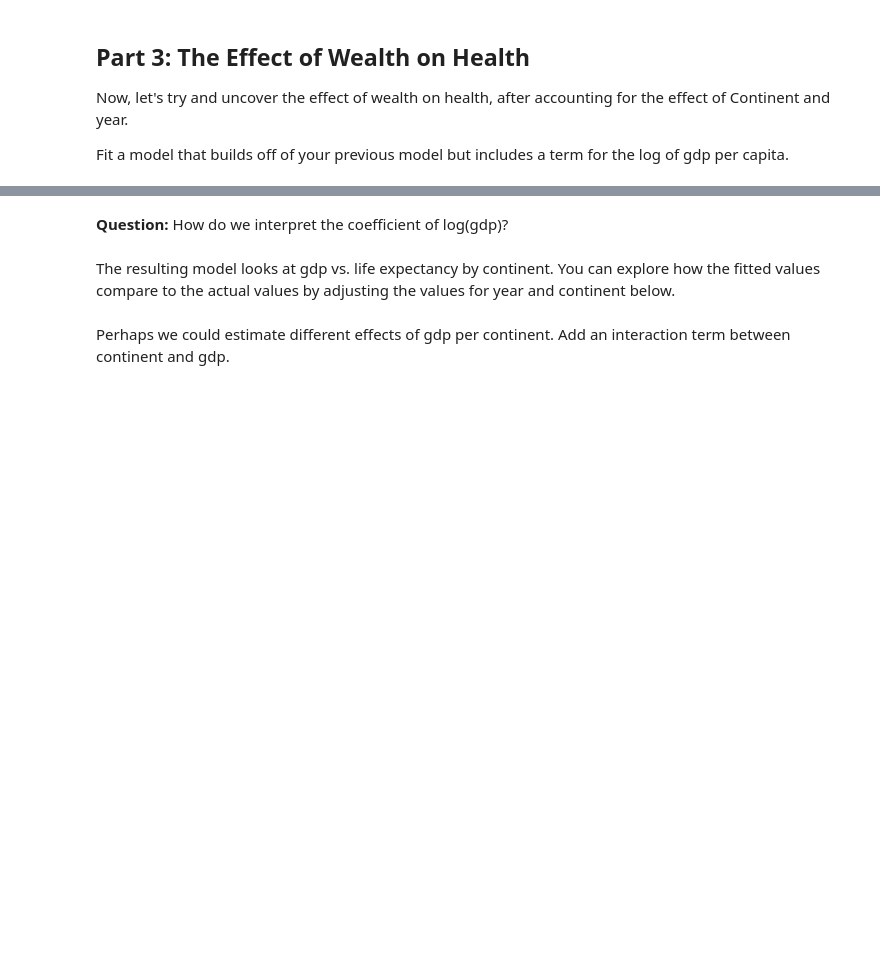
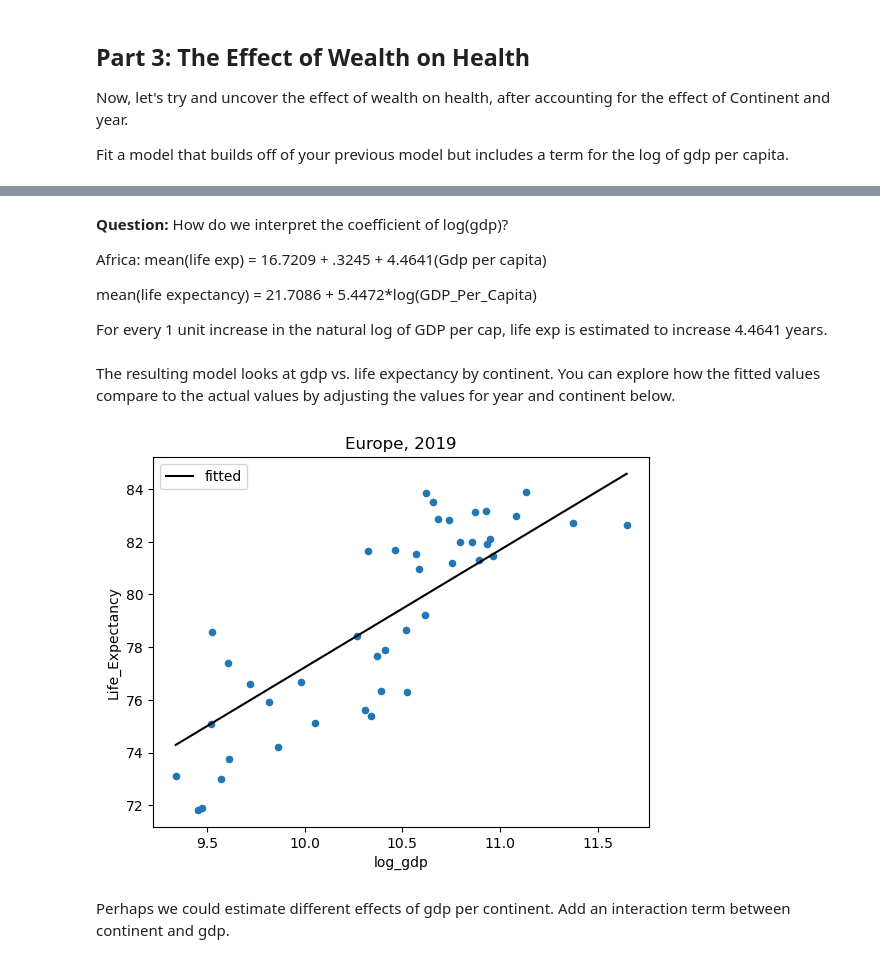
Before and after one commit to nss-data-science-cohort-7/linear-regression-practice-marieljum, a Jupyter notebook: notebooks/StatisticalModeling_Pt1_LinearRegression.ipynb, the cells around one changed output, grey strips where cells are left out. Cells and saved outputs as stored; diff of their text form; code cells hidden in the pictures; blank space fills up the shorter version.

```diff
--- a/notebooks/StatisticalModeling_Pt1_LinearRegression.ipynb
+++ b/notebooks/StatisticalModeling_Pt1_LinearRegression.ipynb
@@ -280,5 +433,5 @@ Now, let's try and uncover the effect of wealth on health, after accounting for
 
 Fit a model that builds off of your previous model but includes a term for the log of gdp per capita.
 # %%
-lm_gdp = # Fill this in
+lm_gdp = smf.ols('Life_Expectancy ~ I(Year - 1990)*Continent + np.log(GDP_Per_Capita)', data = gdp_le).fit()
 lm_gdp.summary()
@@ -285,27 +469,35 @@ lm_gdp.summary()
 # %% [markdown]
 **Question:** How do we interpret the coefficient of log(gdp)?
+
+Africa: mean(life exp) = 16.7209 + .3245 + 4.4641(Gdp per capita)
+
+mean(life expectancy) = 21.7086 + 5.4472*log(GDP_Per_Capita)
+
+For every 1 unit increase in the natural log of GDP per cap, life exp is estimated to increase 4.4641 years.
 # %%
 gdp_le['log_gdp'] = np.log(gdp_le['GDP_Per_Capita'])
 # %% [markdown]
 The resulting model looks at gdp vs. life expectancy by continent. You can explore how the fitted values compare to the actual values by adjusting the values for year and continent below.
 # %%
 year = 2019
-continent = 'Asia'
+continent = 'Europe'
 
 sub_df = gdp_le[(gdp_le['Year'] == year) & (gdp_le['Continent'] == continent)]
 
 ax = sub_df.plot(x = 'log_gdp', y = 'Life_Expectancy', kind = 'scatter', title = f'{continent}, {year}')
 
 fit_df = pd.DataFrame({
     'Year': year,
     'Continent': continent,
     'GDP_Per_Capita': np.linspace(start = sub_df['GDP_Per_Capita'].min(),
                                   stop = sub_df['GDP_Per_Capita'].max()
                                  )
 })
 fit_df['fitted'] = lm_gdp.predict(fit_df)
 fit_df['log_gdp'] = np.log(fit_df['GDP_Per_Capita'])
 fit_df.plot(x = 'log_gdp', y = 'fitted', ax = ax, color = 'black', label = 'fitted');
+# %% [output]
+[figure, added]
 # %% [markdown]
 Perhaps we could estimate different effects of gdp per continent. Add an interaction term between continent and gdp.
 # %%
```
Also changed, not shown: parts of 25 cells of this notebook.
